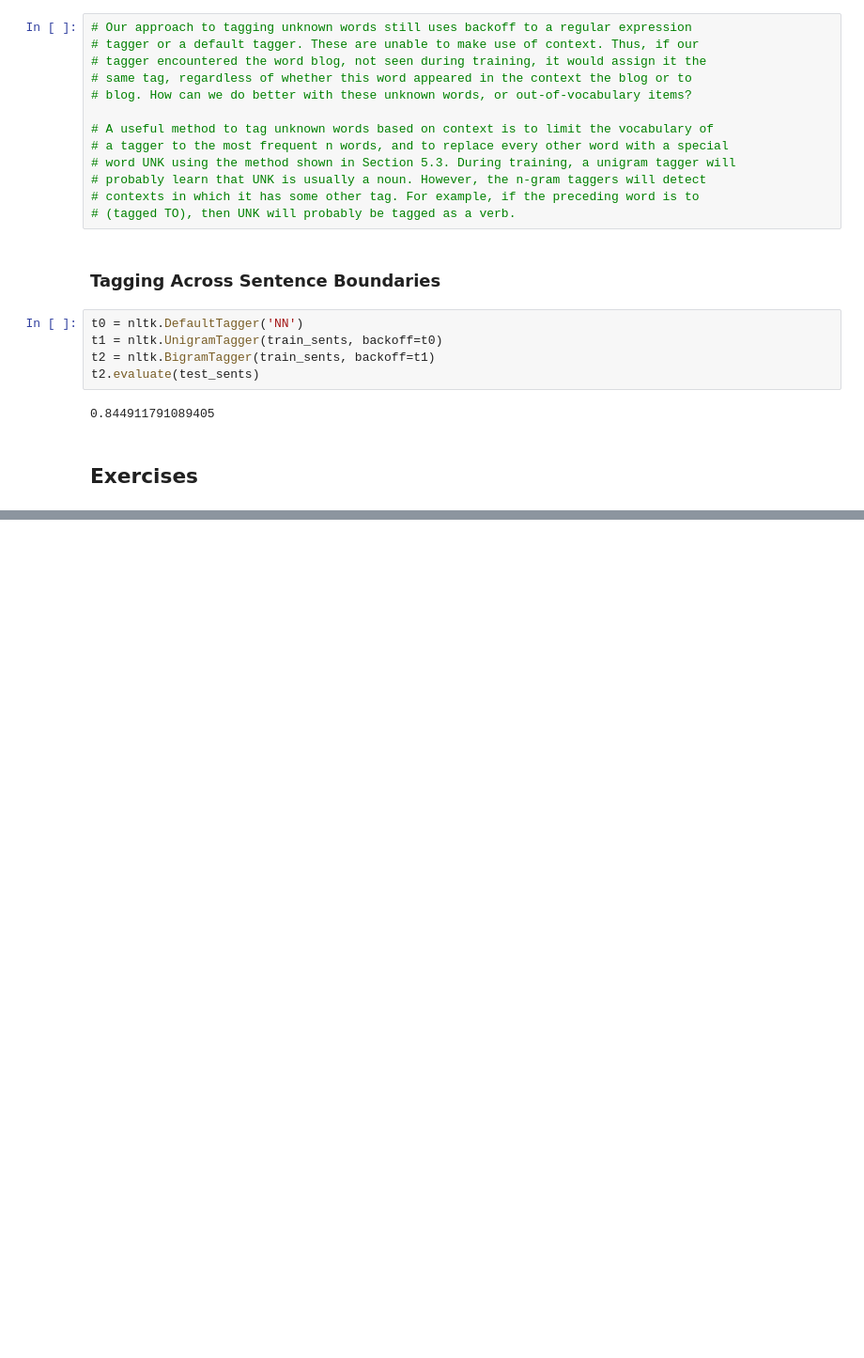
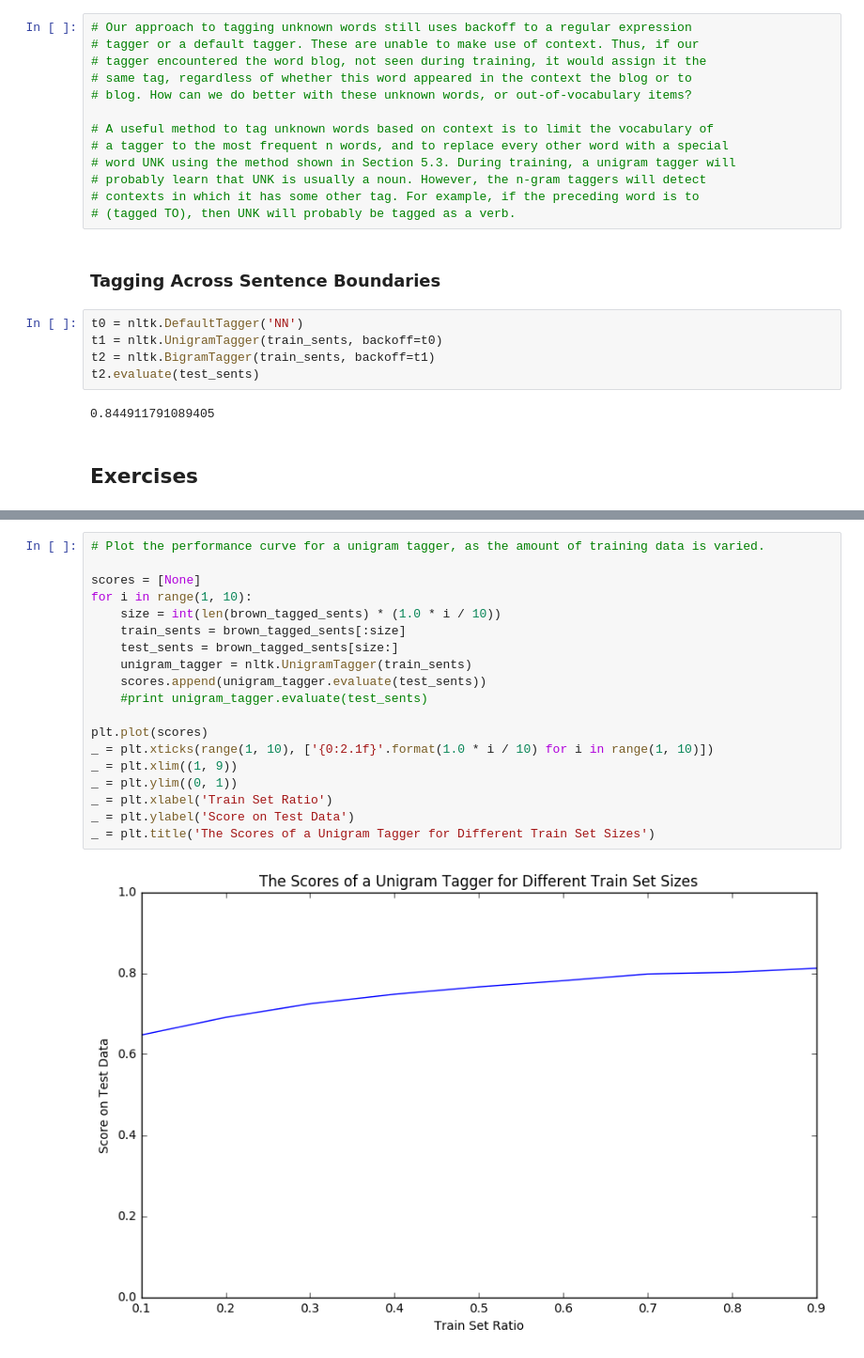
Before and after one commit to csizsek/nlp-with-python, a Jupyter notebook: 05_categorizing_and_tagging_text.ipynb, the cells around one changed output, grey strips where cells are left out. Shown: that part at 94% size. Drawn from its saved outputs; the diff is of its cells as text; blank space fills up the shorter version.

```diff
--- a/05_categorizing_and_tagging_text.ipynb
+++ b/05_categorizing_and_tagging_text.ipynb
@@ -602,0 +669,21 @@ t2.evaluate(test_sents)
+# %%
+# Plot the performance curve for a unigram tagger, as the amount of training data is varied.
+
+scores = [None]
+for i in range(1, 10):
+    size = int(len(brown_tagged_sents) * (1.0 * i / 10))
+    train_sents = brown_tagged_sents[:size]
+    test_sents = brown_tagged_sents[size:]
+    unigram_tagger = nltk.UnigramTagger(train_sents)
+    scores.append(unigram_tagger.evaluate(test_sents))
+    #print unigram_tagger.evaluate(test_sents)
+
+plt.plot(scores)
+_ = plt.xticks(range(1, 10), ['{0:2.1f}'.format(1.0 * i / 10) for i in range(1, 10)])
+_ = plt.xlim((1, 9))
+_ = plt.ylim((0, 1))
+_ = plt.xlabel('Train Set Ratio')
+_ = plt.ylabel('Score on Test Data')
+_ = plt.title('The Scores of a Unigram Tagger for Different Train Set Sizes')
+# %% [output]
+[figure, added]
```
Also changed, not shown: parts of 5 cells of this notebook.
